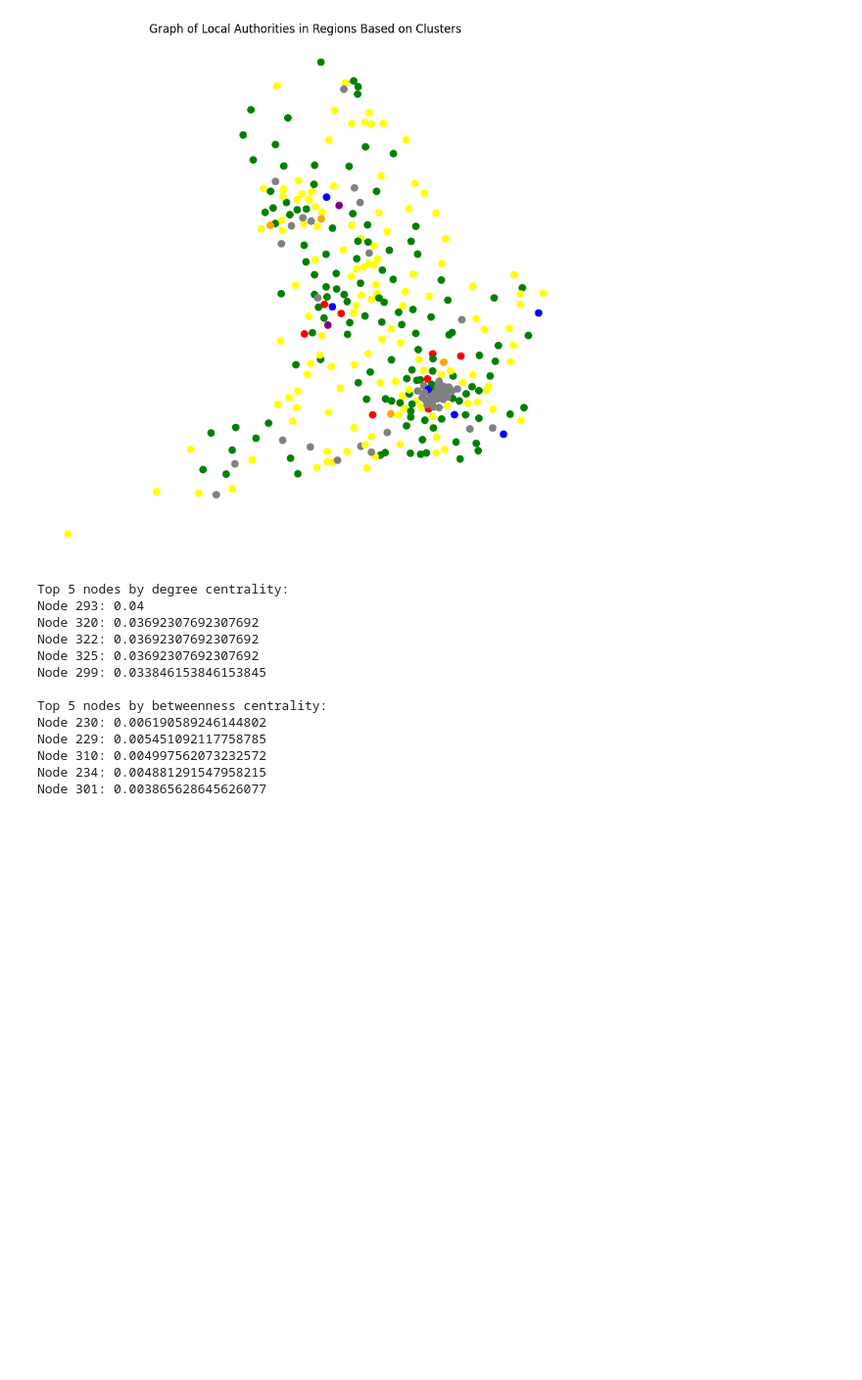
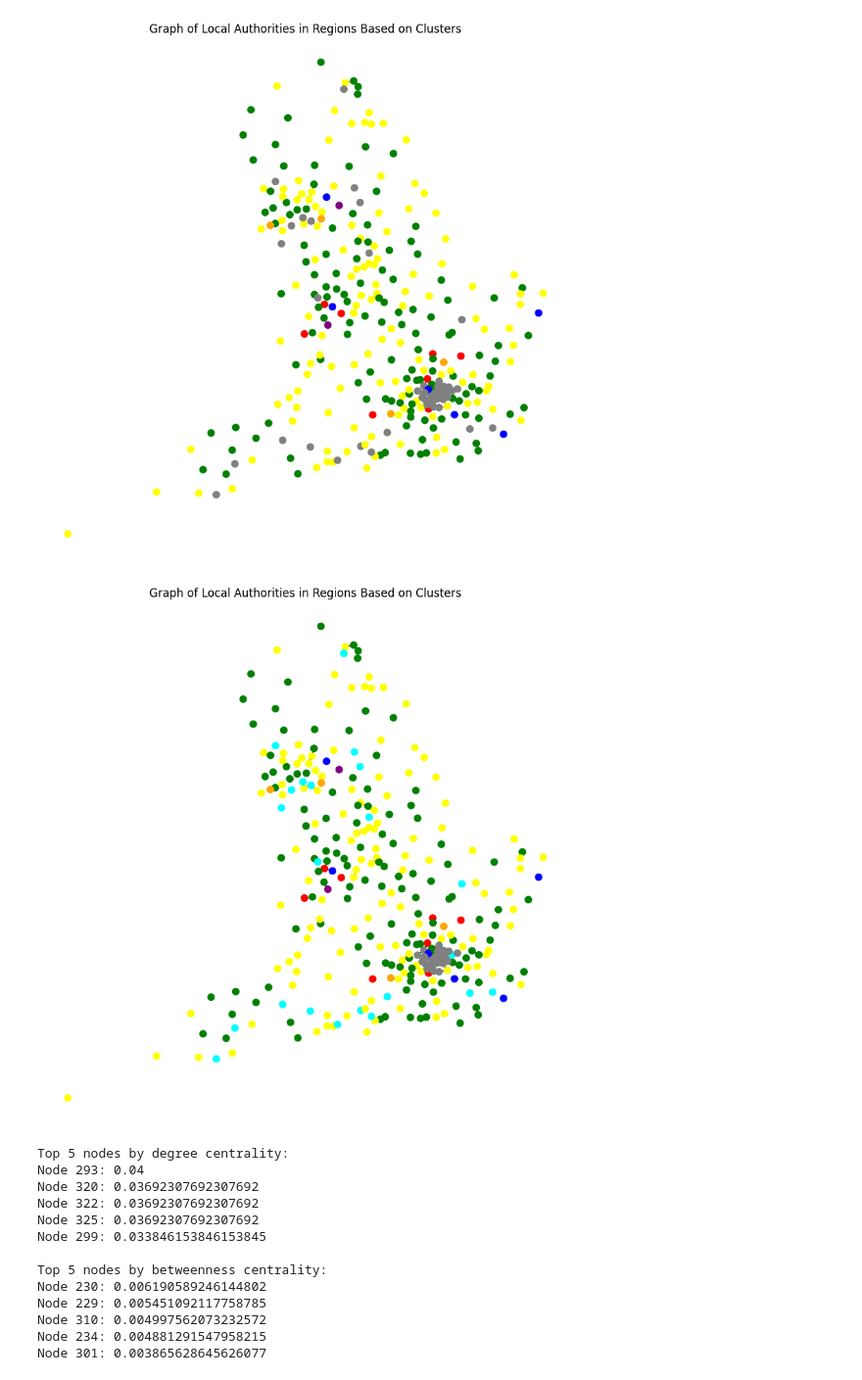
Before and after one commit to OlajideFemi/Carbon-Footprint, a Jupyter notebook: Untitled9.ipynb, the cells around one changed output. Shown: that part at 98% size. Cells and saved outputs as stored; diff of their text form; code cells hidden in the pictures; blank space fills up the shorter version.

```diff
--- a/Untitled9.ipynb
+++ b/Untitled9.ipynb
@@ -400,3 +451,33 @@ plt.show()
+# %%
+# High-contrast colors for clusters
+cluster_colors = {
+    0: 'cyan',
+    1: 'red',
+    2: 'green',
+    3: 'blue',
+    4: 'yellow',
+    5: 'purple',
+    6: 'orange'
+}
+
+# Add cluster info to each node in G
+for index, row in filtered_gdf_.iterrows():
+    if G.has_node(index):
+        G.nodes[index]['cluster'] = row['clusters']
+
+# Assign colors to nodes based on their cluster
+node_colors = [cluster_colors.get(G.nodes[node].get('cluster', None), 'grey') for node in G.nodes()]
+
+# Define a single color for all edges for simplicity, or create a logic to color them differently
+edge_color = 'black'  # A color that stands out against the node colors and the background
+
+# Now draw the graph with the specified node and edge colors
+fig, ax = plt.subplots(figsize=(10, 10))
+nx.draw(G, pos, ax=ax, node_size=50, node_color=node_colors, edge_color=edge_color, width=1)
+plt.title('Graph of Local Authorities in Regions Based on Clusters')
+plt.show()
+# %% [output]
+[figure, added]
 # %%
 
 degree_centrality = nx.degree_centrality(G)
```
Also changed, not shown: parts of 9 cells of this notebook.
